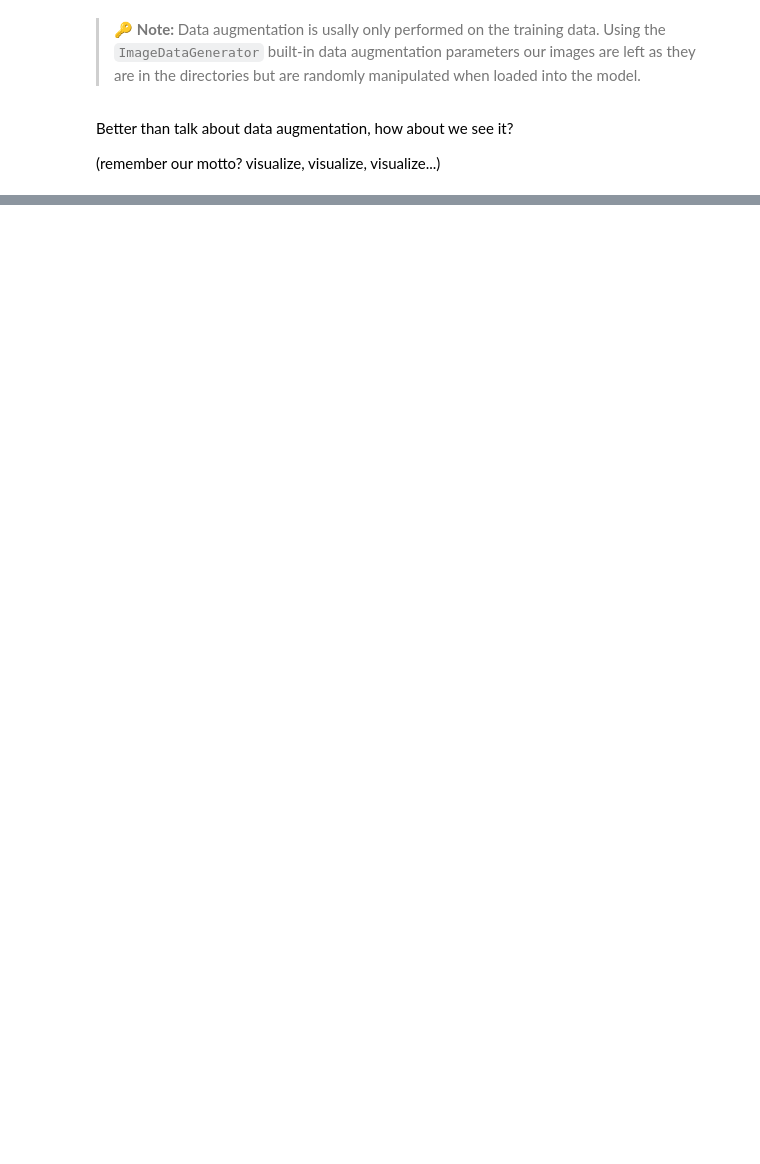
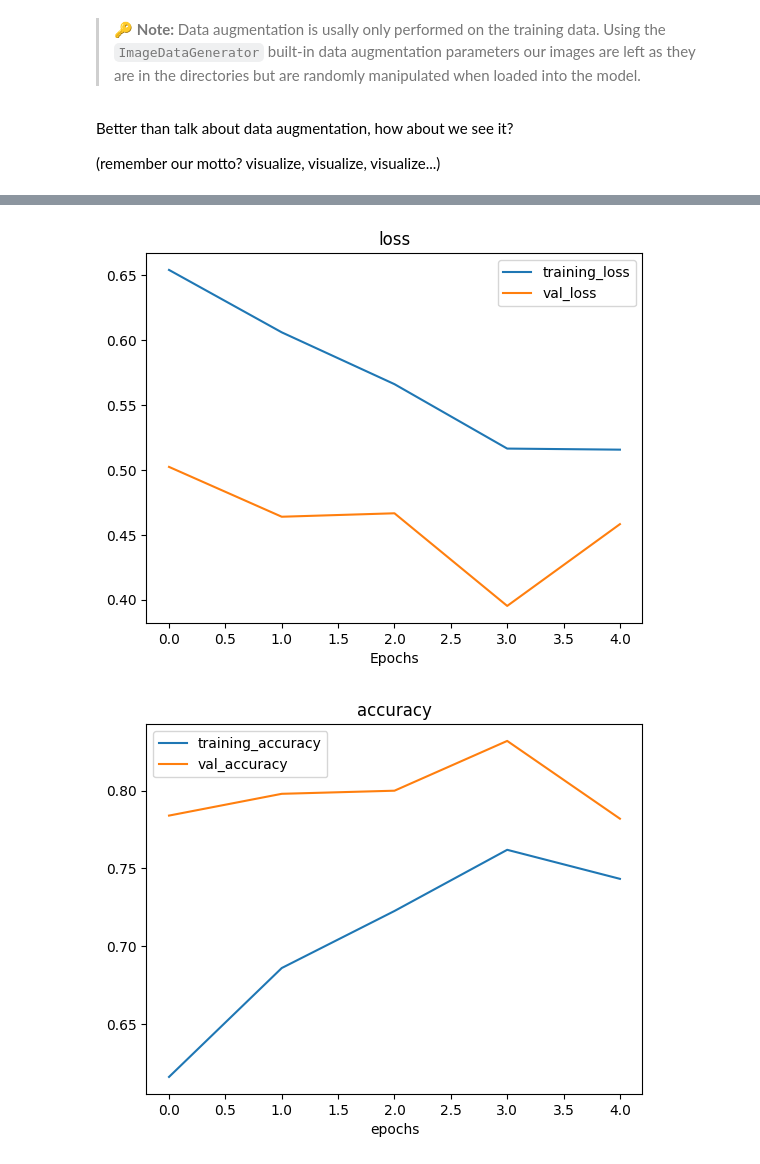
Before and after one commit to Hamedkalantari0111/TensorFlow-Developer, a Jupyter notebook: 03_convolutional_neural_networks_in_tensorflow_Hamed.ipynb, the cells around one changed output, grey strips where cells are left out. Drawn from its saved outputs; the diff is of its cells as text; code cells hidden in the pictures; blank space fills up the shorter version.

```diff
--- a/03_convolutional_neural_networks_in_tensorflow_Hamed.ipynb
+++ b/03_convolutional_neural_networks_in_tensorflow_Hamed.ipynb
@@ -1247,0 +1317,7 @@ Showing image number: 3
+# %%
+# iImport data and augment it and shuffle from training directory
+train_data_augmented_shuffled = train_datagen_augmented.flow_from_directory(train_dir,
+                                                                         target_size=(224, 224),
+                                                                         class_mode="binary",
+                                                                         batch_size=32,
+                                                                         shuffle=True) # shuffle data this time
@@ -1247,0 +1326,24 @@ Showing image number: 3
+# %%
+# Create the model (same as model 5 and model 6)
+model_7 = Sequential([
+    Conv2D(10, 3, activation="relu", input_shape=(224, 224, 3)),
+    MaxPool2D(),
+    Conv2D(10, 3, activation="relu"),
+    MaxPool2D(),
+    Conv2D(10, 3, activation="relu"),
+    MaxPool2D(),
+    Flatten(),
+    Dense(1, activation="sigmoid")
+])
+
+# Compile the model
+model_7.compile(loss="binary_crossentropy",
+                optimizer=Adam(),
+                metrics=["accuracy"])
+
+# Fit the model
+history_7 = model_7.fit(train_data_augmented_shuffled,
+                        epochs=5,
+                        steps_per_epoch=len(train_data_augmented_shuffled),
+                        validation_data=test_data,
+                        validation_steps=len(test_data))
@@ -1247,0 +1361,6 @@ Showing image number: 3
+# %%
+# Plot the loss curves
+plot_loss_curves(history_7)
+# %% [output]
+[figure, added]
+[figure, added]
```
Also changed, not shown: parts of 45 cells of this notebook.
